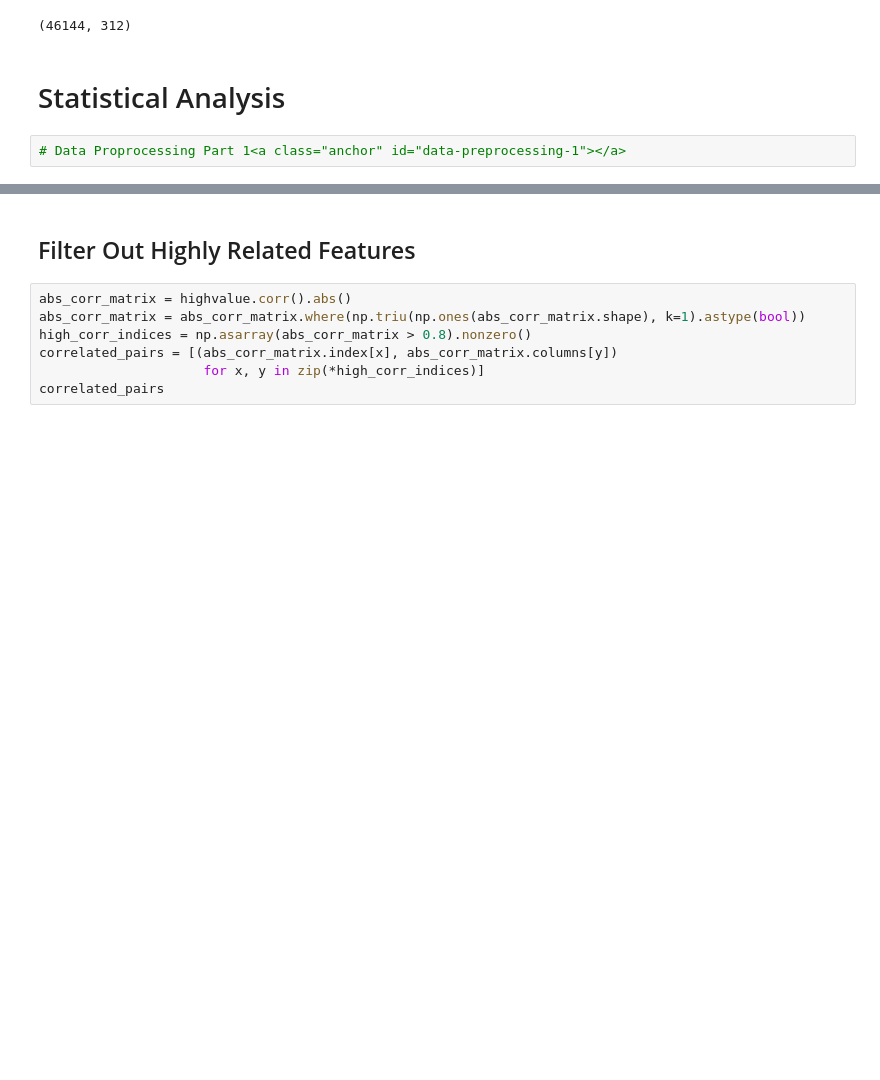
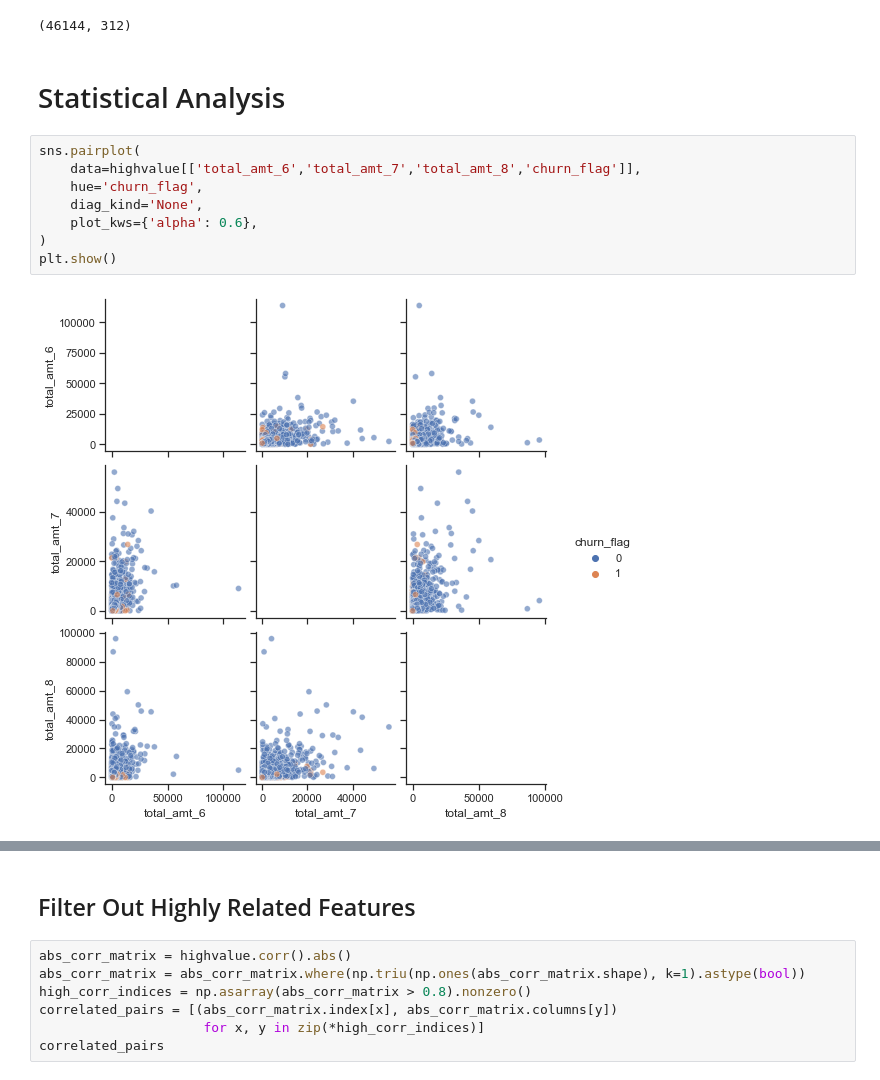
Before and after one commit to Crayon-ShinChan/ids-project, a Jupyter notebook: telecom_large/telecom.ipynb, the cells around one changed output, grey strips where cells are left out. Cells and saved outputs as stored; diff of their text form; blank space fills up the shorter version.

```diff
--- a/telecom_large/telecom.ipynb
+++ b/telecom_large/telecom.ipynb
@@ -727,5 +727,13 @@ highvalue.shape
 (46144, 312)
 # %% [markdown]
 # Statistical Analysis<a class="anchor" id="statistical-analysis"></a>
-# %%
-# Data Proprocessing Part 1<a class="anchor" id="data-preprocessing-1"></a>
+# %%
+sns.pairplot(
+    data=highvalue[['total_amt_6','total_amt_7','total_amt_8','churn_flag']],
+    hue='churn_flag',
+    diag_kind='None',
+    plot_kws={'alpha': 0.6},
+)
+plt.show()
+# %% [output]
+[figure, added]
```
Also changed, not shown: parts of 7 cells of this notebook.
